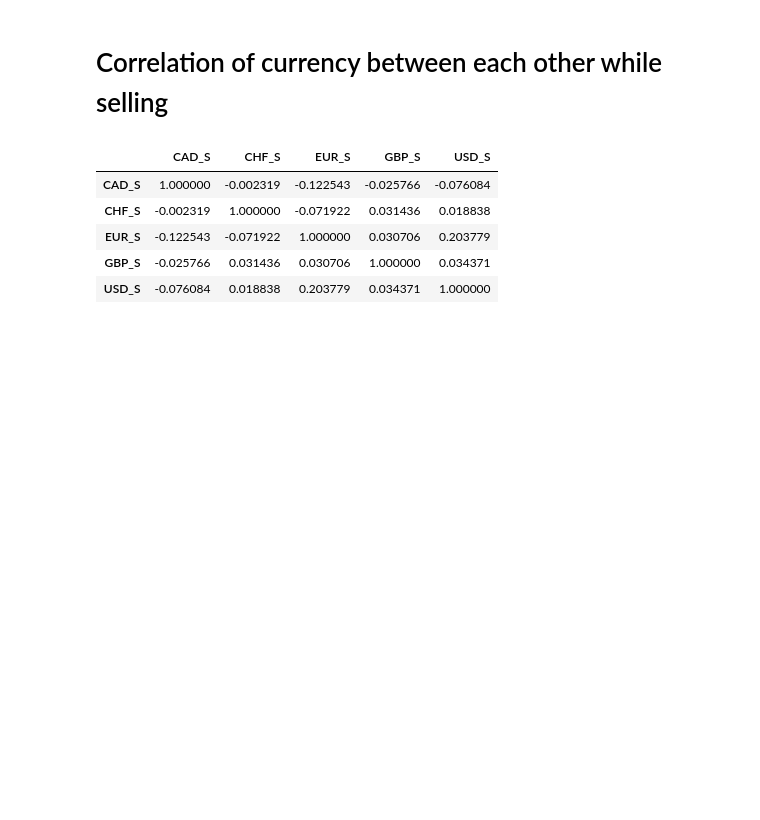
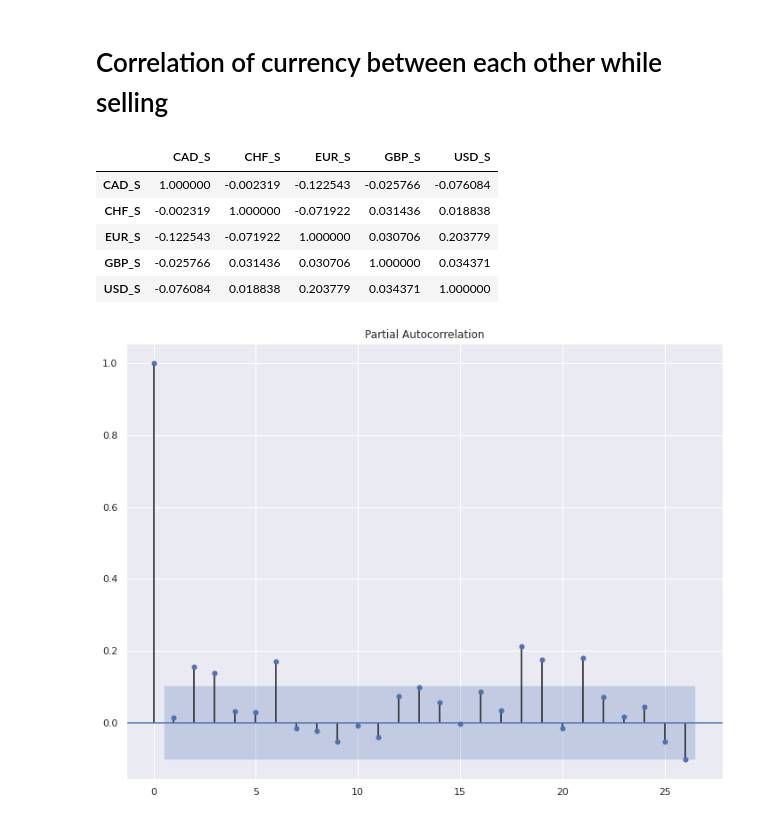
Before and after one commit to Yassinlazaar/Multi-Seasonal-Time-decompostion-and-Predection-of-Intraday-trading-Volume, a Jupyter notebook: Multi_Seasonal_Time_decompostion_and_Predection_of_Intraday_trading_Volume.ipynb, the cells around one changed output. Drawn from its saved outputs; the diff is of its cells as text; code cells hidden in the pictures; blank space fills up the shorter version.

```diff
--- a/Multi_Seasonal_Time_decompostion_and_Predection_of_Intraday_trading_Volume.ipynb
+++ b/Multi_Seasonal_Time_decompostion_and_Predection_of_Intraday_trading_Volume.ipynb
@@ -394,3 +425,16 @@ corr.style.background_gradient(cmap='coolwarm')
 | EUR_S | -0.122543 | -0.071922 | 1.000000 | 0.030706 | 0.203779 |
 | GBP_S | -0.025766 | 0.031436 | 0.030706 | 1.000000 | 0.034371 |
 | USD_S | -0.076084 | 0.018838 | 0.203779 | 0.034371 | 1.000000 |
+# %%
+new=df[df["DEV"].isin(['AED'])][df["SENS"].isin(['Achat'])]
+# %%
+f = Forecaster(y=new['Volume_DEV'], current_dates=df['DCO'])
+# %%
+f.set_test_length(12)       # 1. 12 observations to test the results
+f.generate_future_dates(12) # 2. 12 future points to forecast
+f.set_estimator('lstm')
+# %%
+f.plot_pacf(lags=26)
+plt.show()
+# %% [output]
+[figure, added]
```
Also changed, not shown: parts of 10 cells of this notebook.
